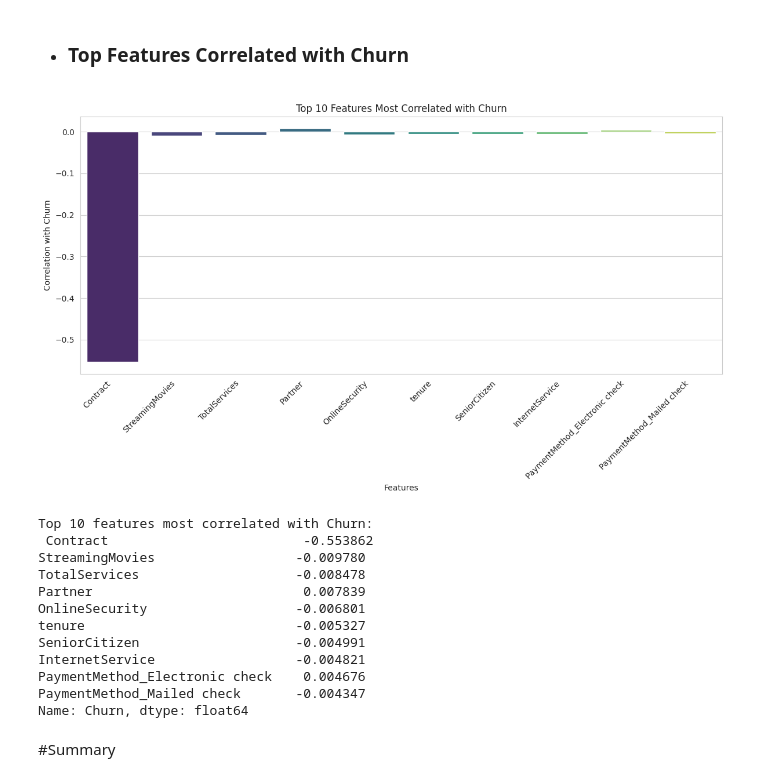
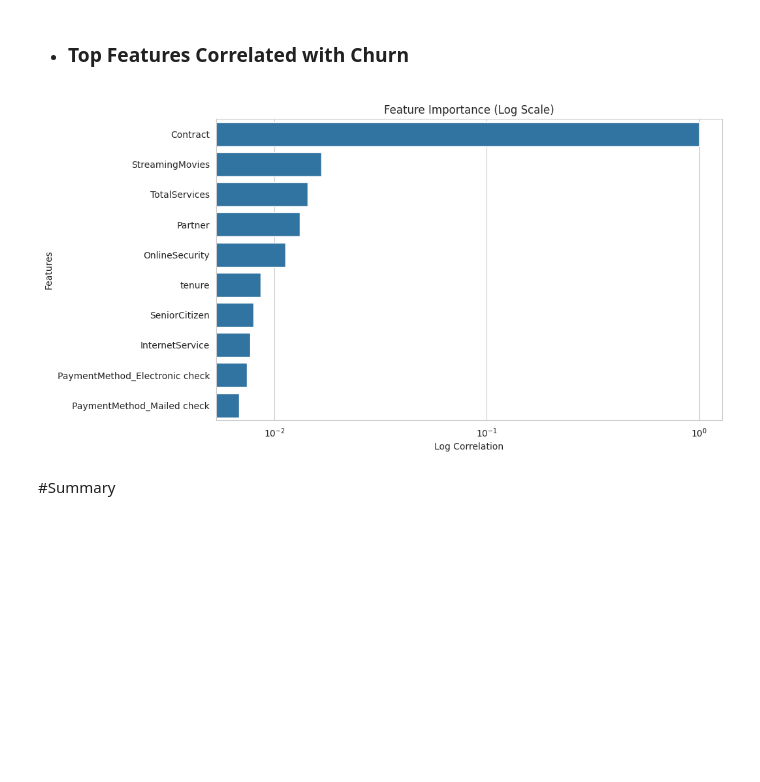
Before and after one commit to linda-bsharat/telco-customer-churn-prediction, a Jupyter notebook: notebooks/02_eda_and_visualization.ipynb, the cells around one changed output. Cells and saved outputs as stored; diff of their text form; code cells hidden in the pictures; blank space fills up the shorter version.

Commit message:
feature importance

```diff
--- a/notebooks/02_eda_and_visualization.ipynb
+++ b/notebooks/02_eda_and_visualization.ipynb
@@ -359,55 +359,19 @@ The chart shows the distribution of churn among new and existing customers. Alth
 
 
 *  ### **Top Features Correlated with Churn**
-# %%
-# Compute correlation between numerical features and the Churn variable.
-# Features are sorted by absolute correlation strength.
-
-correlation_with_churn = df.corr(numeric_only=True)["Churn"].sort_values(
-    key=abs,
-    ascending=False
-)
-
-# Remove Churn itself
-correlation_with_churn = correlation_with_churn.drop("Churn")
-
-# Select top 10 features
-top_features = correlation_with_churn.head(10)
-
-plt.figure(figsize=(12,7))
-
-sns.barplot(
-    x=top_features.index,
-    y=top_features.values,
-    hue=top_features.index,
-    palette="viridis",
-    legend=False
-)
-
-plt.title("Top 10 Features Most Correlated with Churn")
-plt.xlabel("Features")
-plt.ylabel("Correlation with Churn")
-
-plt.xticks(rotation=45, ha="right")
-plt.tight_layout()
-
-plt.show()
-
-print("\nTop 10 features most correlated with Churn:\n", top_features)
-# %% [output]
-[figure, removed]
-Top 10 features most correlated with Churn:
- Contract                         -0.553862
-StreamingMovies                  -0.009780
-TotalServices                    -0.008478
-Partner                           0.007839
-OnlineSecurity                   -0.006801
-tenure                           -0.005327
-SeniorCitizen                    -0.004991
-InternetService                  -0.004821
-PaymentMethod_Electronic check    0.004676
-PaymentMethod_Mailed check       -0.004347
-Name: Churn, dtype: float64
+# %%
+plt.figure(figsize=(10,6))
+sns.barplot(x=top_features.values, y=top_features.index)
+
+plt.xscale("log")
+
+plt.title("Feature Importance (Log Scale)")
+plt.xlabel("Log Correlation")
+plt.ylabel("Features")
+
+plt.show()
+# %% [output]
+[figure, added]
 # %% [markdown]
 #Summary
 # %% [markdown]
```
